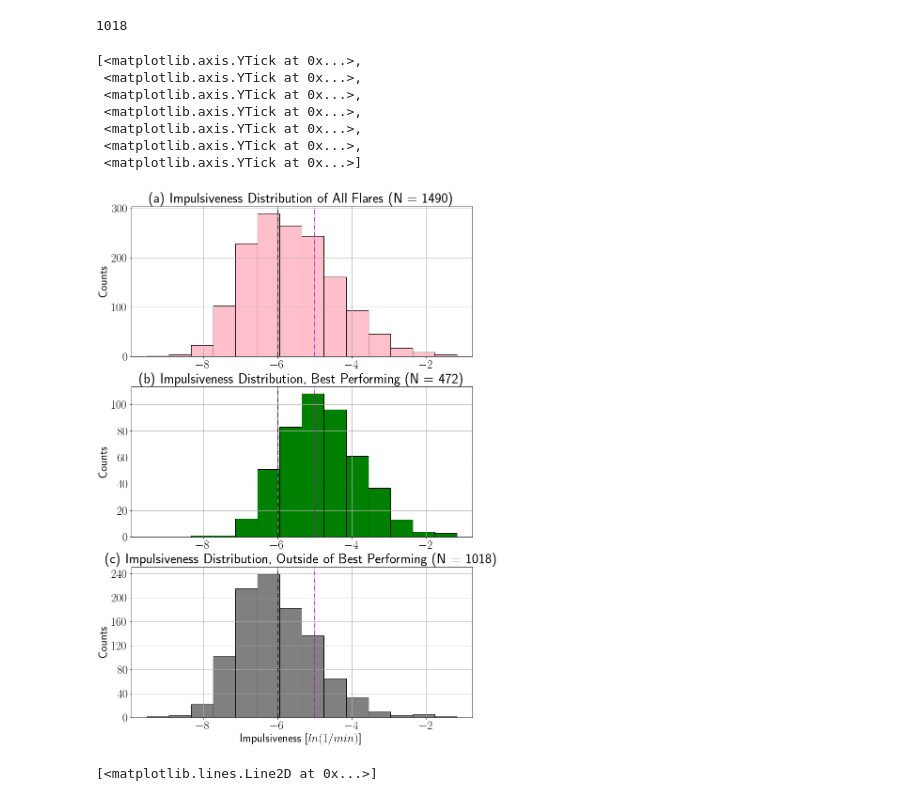
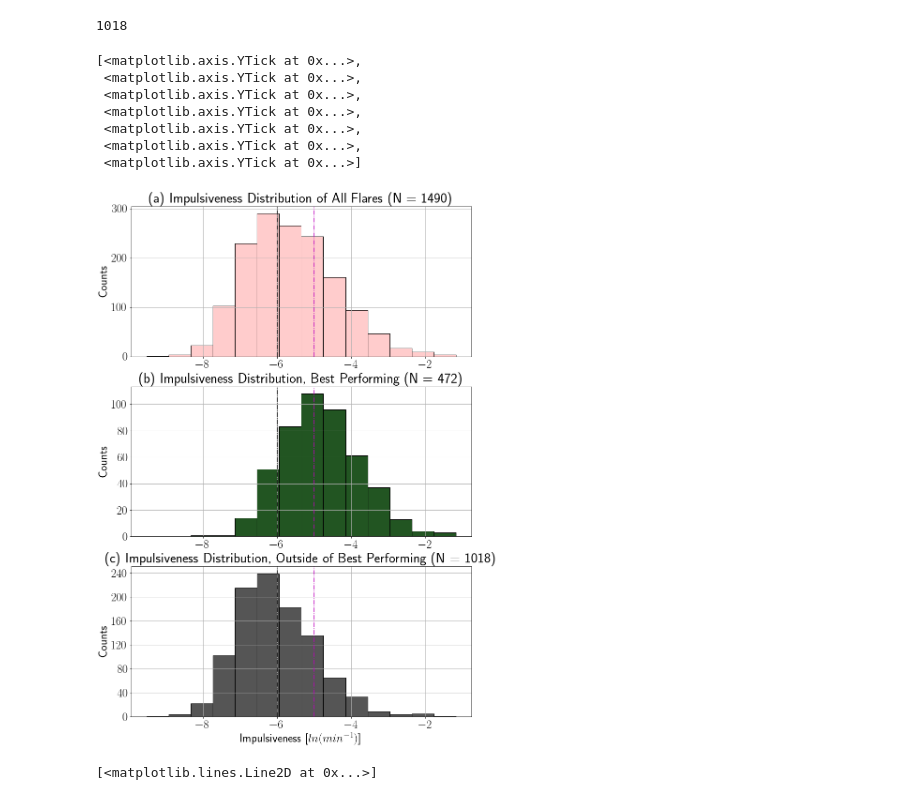
Before and after one commit to coletamburri2112/imp_dev, a Jupyter notebook: fit_imp_distribution_relative.ipynb, the cells around one changed output. Drawn from its saved outputs; the diff is of its cells as text; code cells hidden in the pictures.

```diff
--- a/fit_imp_distribution_relative.ipynb
+++ b/fit_imp_distribution_relative.ipynb
@@ -88,41 +88,41 @@ len(not_best_imp_nonan)
 1018
 # %%
 fig,[ax1,ax2,ax3] = plt.subplots(3,1,figsize = [13,20])
-f = ax2.hist(best_imp_nonan,bins=edges,facecolor='green',edgecolor='black')
-g = ax3.hist(not_best_imp_nonan,bins=edges,facecolor='gray',edgecolor='black')
-h = ax1.hist(all_imp_nonan,bins=edges,facecolor='pink',edgecolor='black')
+f = ax2.hist(best_imp_nonan,bins=edges,facecolor='#225522',edgecolor='black')
+g = ax3.hist(not_best_imp_nonan,bins=edges,facecolor='#555555',edgecolor='black')
+h = ax1.hist(all_imp_nonan,bins=edges,facecolor='#FFCCCC',edgecolor='black')
 
 ax2.grid()
 ax3.grid()
 ax1.grid()
 
 
 ax2.set_title('(b) Impulsiveness Distribution, Best Performing (N = 472)',font='Tahoma',fontsize=30,fontweight='bold')
 ax3.set_title('(c) Impulsiveness Distribution, Outside of Best Performing (N = 1018)',font='Tahoma',fontsize=30,fontweight='bold')
 ax1.set_title('(a) Impulsiveness Distribution of All Flares (N = 1490)',font='Tahoma',fontsize=30,fontweight='bold')
 ax2.tick_params(axis='both', which='major', labelsize=25)
 ax3.tick_params(axis='both', which='major', labelsize=25)
 ax1.tick_params(axis='both', which='major', labelsize=25)
 ax2.set_ylabel('Counts',fontsize=25)
 ax3.set_ylabel('Counts',fontsize=25)
 ax1.set_ylabel('Counts',fontsize=25)
-ax3.set_xlabel('Impulsiveness [$ln(1/min)$]',fontsize=25)
+ax3.set_xlabel('Impulsiveness [$ln(min^{-1})$]',fontsize=25)
 ax1.axvline(-6,c='k',ls='dashdot')
 ax1.axvline(-5,c='m',ls='dashdot')
 ax2.axvline(-6,c='k',ls='dashdot')
 ax2.axvline(-5,c='m',ls='dashdot')
 ax3.axvline(-6,c='k',ls='dashdot')
 ax3.axvline(-5,c='m',ls='dashdot')
 ax3.set_yticks(np.linspace(0,240,7))
 # %% [output]
 [<matplotlib.axis.YTick at 0x...>,
  <matplotlib.axis.YTick at 0x...>,
  <matplotlib.axis.YTick at 0x...>,
  <matplotlib.axis.YTick at 0x...>,
  <matplotlib.axis.YTick at 0x...>,
  <matplotlib.axis.YTick at 0x...>,
  <matplotlib.axis.YTick at 0x...>]
-[figure, old version]
+[figure, new version]
 # %%
 # ks test comparison:
 
```
Also changed, not shown: parts of 21 cells of this notebook.
